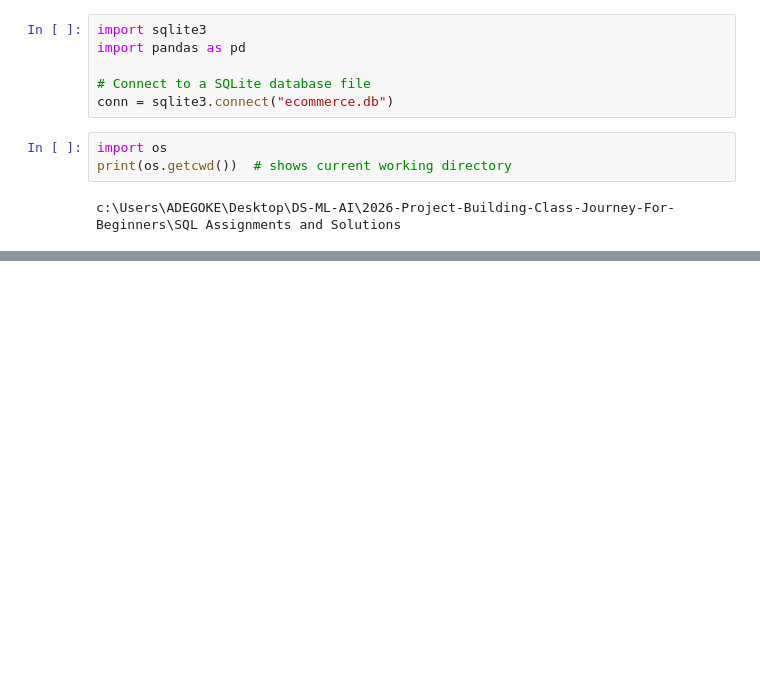
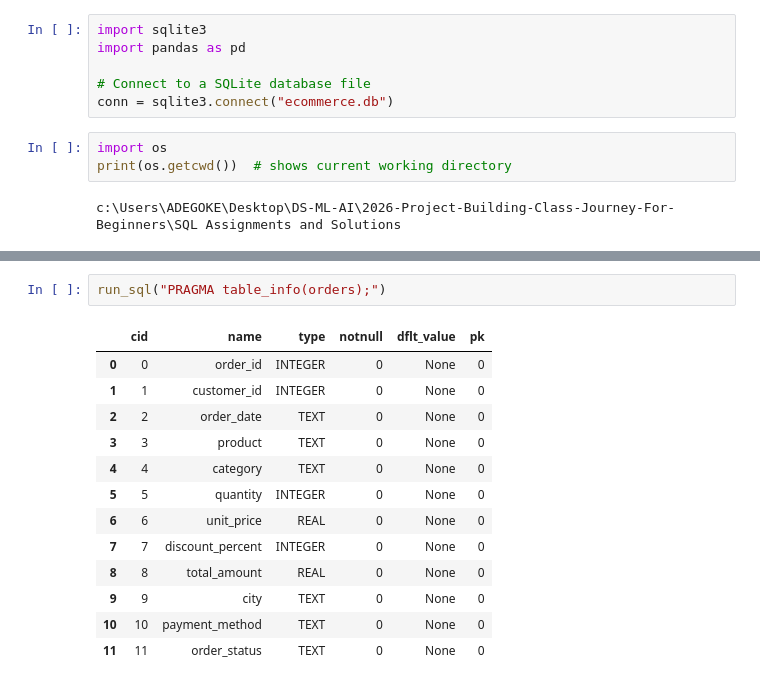
Before and after one commit to Thomasayanfeoluwa/2026-Python-Training-Class---Tutorial-For-Beginners, a Jupyter notebook: SQL Assignments and Solutions/sqlite3.ipynb, the cells around one changed output, grey strips where cells are left out. Cells and saved outputs as stored; diff of their text form; blank space fills up the shorter version.

```diff
--- a/SQL Assignments and Solutions/sqlite3.ipynb
+++ b/SQL Assignments and Solutions/sqlite3.ipynb
@@ -23,0 +102,16 @@ print(df.columns.tolist()) # This is to see all columns
+# %%
+run_sql("PRAGMA table_info(orders);")
+# %% [output]
+|  | cid | name | type | notnull | dflt_value | pk |
+| 0 | 0 | order_id | INTEGER | 0 | None | 0 |
+| 1 | 1 | customer_id | INTEGER | 0 | None | 0 |
+| 2 | 2 | order_date | TEXT | 0 | None | 0 |
+| 3 | 3 | product | TEXT | 0 | None | 0 |
+| 4 | 4 | category | TEXT | 0 | None | 0 |
+| 5 | 5 | quantity | INTEGER | 0 | None | 0 |
+| 6 | 6 | unit_price | REAL | 0 | None | 0 |
+| 7 | 7 | discount_percent | INTEGER | 0 | None | 0 |
+| 8 | 8 | total_amount | REAL | 0 | None | 0 |
+| 9 | 9 | city | TEXT | 0 | None | 0 |
+| 10 | 10 | payment_method | TEXT | 0 | None | 0 |
+| 11 | 11 | order_status | TEXT | 0 | None | 0 |
```
Also changed, not shown: parts of 12 cells of this notebook, 2 other files.
